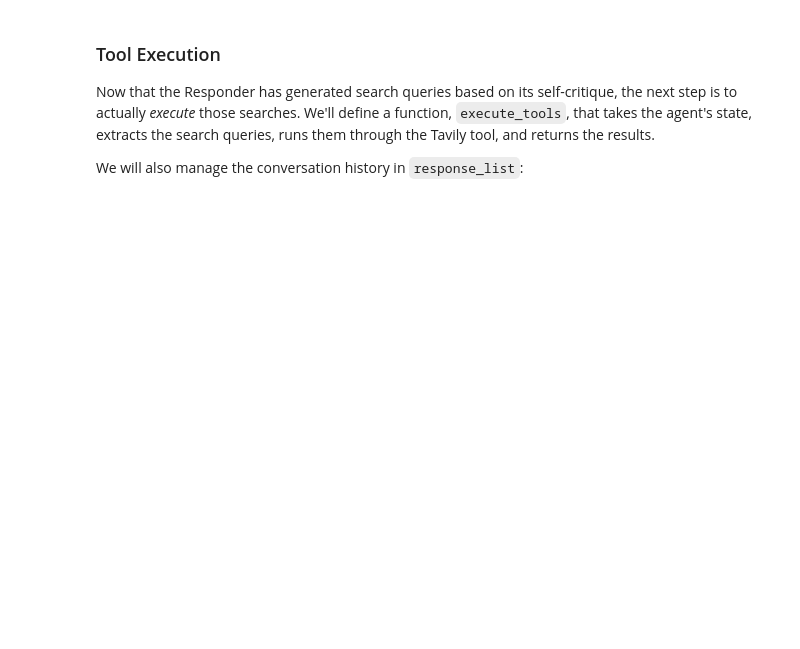
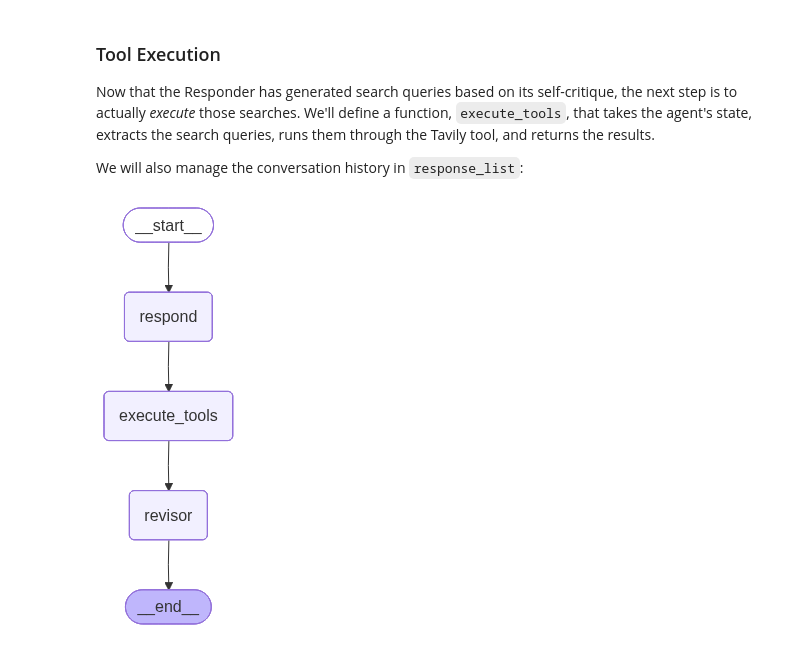
Before and after one commit to VishSeran/langgraph-explore, a Jupyter notebook: notebooks/reflexion_agent.ipynb, the cells around one changed output. Cells and saved outputs as stored; diff of their text form; code cells hidden in the pictures; blank space fills up the shorter version.

```diff
--- a/notebooks/reflexion_agent.ipynb
+++ b/notebooks/reflexion_agent.ipynb
@@ -205,6 +167,6 @@ def execution_tool(state:MessageState):
 # %%
 class RevisedAnswer(AnswerQuestion):
-    reference: list[str] = Field(description="Citations motivating your updated answer.")
+    references: list[str] = Field(description="Citations motivating your updated answer.")
 # %%
 revised_instruction = """Revise your previous answer using the new information, applying the rigor and evidence-based approach of Dr. David Attia.
 - Incorporate the previous critique to add clinically relevant information, focusing on mechanistic understanding and individual variability.
@@ -221,3 +183,9 @@ revised_instruction = """Revise your previous answer using the new information,
 revised_prompt = generator_prompt.partial(first_instruction = revised_instruction)
 # %%
 revised_chain = revised_prompt | llm.bind_tools(tools=[RevisedAnswer])
+# %%
+def revisor(state: MessageState):
+    response = revised_chain.invoke({"messages": state["messages"]})
+    return {"messages": [response]}
+# %%
+MAX_ITERATIONS = 4
@@ -223,0 +194,18 @@ revised_chain = revised_prompt | llm.bind_tools(tools=[RevisedAnswer])
+# %%
+def event_loop(state: MessageState) -> str:
+    count = sum(isinstance(m, ToolMessage) for m in state["messages"])
+    return END if count >= MAX_ITERATIONS else "execute_tools"
+# %%
+graph = StateGraph(MessageState)
+graph.add_node("respond", responder_node)
+graph.add_node("execute_tools", execution_tool)
+graph.add_node("revisor", revisor)
+graph.add_edge("respond", "execute_tools")
+graph.add_edge("execute_tools", "revisor")
+graph.add_conditional_edges("revisor", event_loop)
+graph.set_entry_point("respond")
+
+app = graph.compile()
+app
+# %% [output]
+[figure, added]
```
Also changed, not shown: parts of 27 cells of this notebook.
